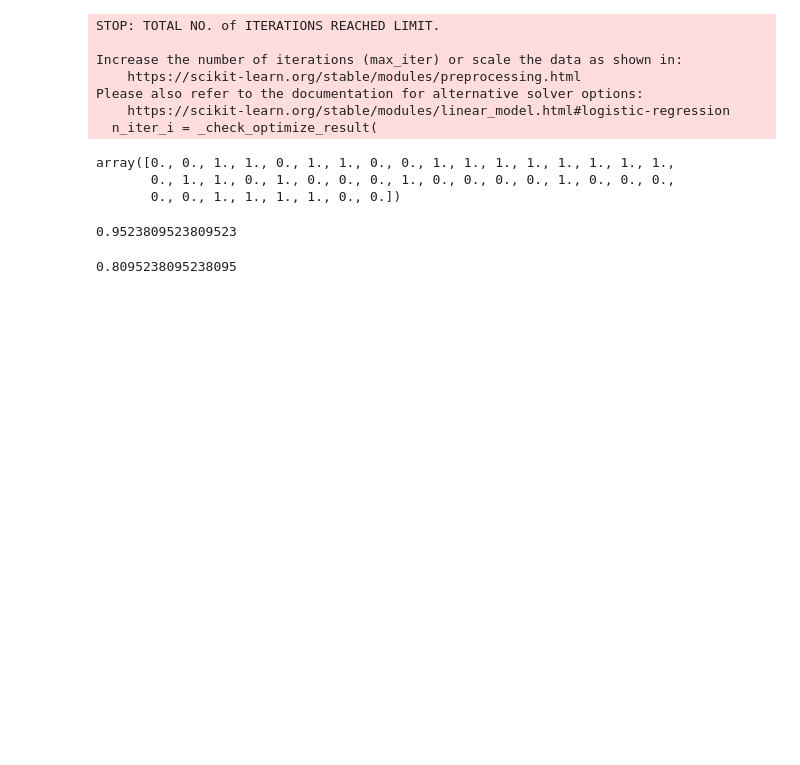
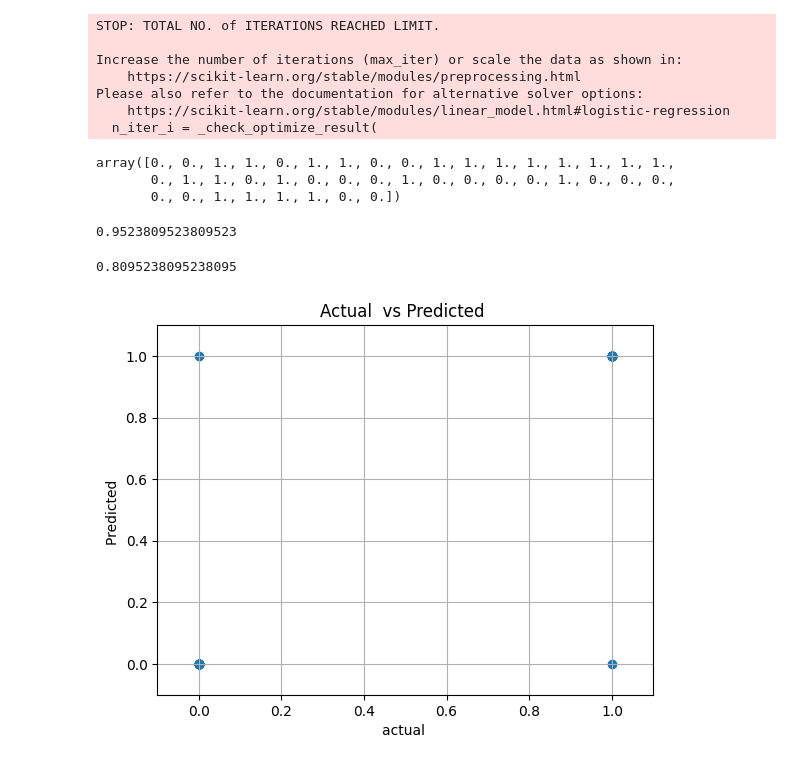
Before and after one commit to Priya123346/CodTech_task2, a Jupyter notebook: Copy_of_CreditCardFraudDetection.ipynb, the cells around one changed output. Drawn from its saved outputs; the diff is of its cells as text; code cells hidden in the pictures; blank space fills up the shorter version.

```diff
--- a/Copy_of_CreditCardFraudDetection.ipynb
+++ b/Copy_of_CreditCardFraudDetection.ipynb
@@ -225,3 +225,14 @@ true_r2_score = r2_score(y_test, y_pred)
 print(true_r2_score)
 # %% [output]
 0.8095238095238095
+# %%
+plt.scatter(y_test,y_pred)
+plt.xlabel('actual ')
+plt.ylabel('Predicted ')
+plt.title('Actual  vs Predicted ')
+plt.xlim(-0.1, 1.1)  # Set limits for better visualization
+plt.ylim(-0.1, 1.1)
+plt.grid()
+plt.show()
+# %% [output]
+[figure, added]
```
